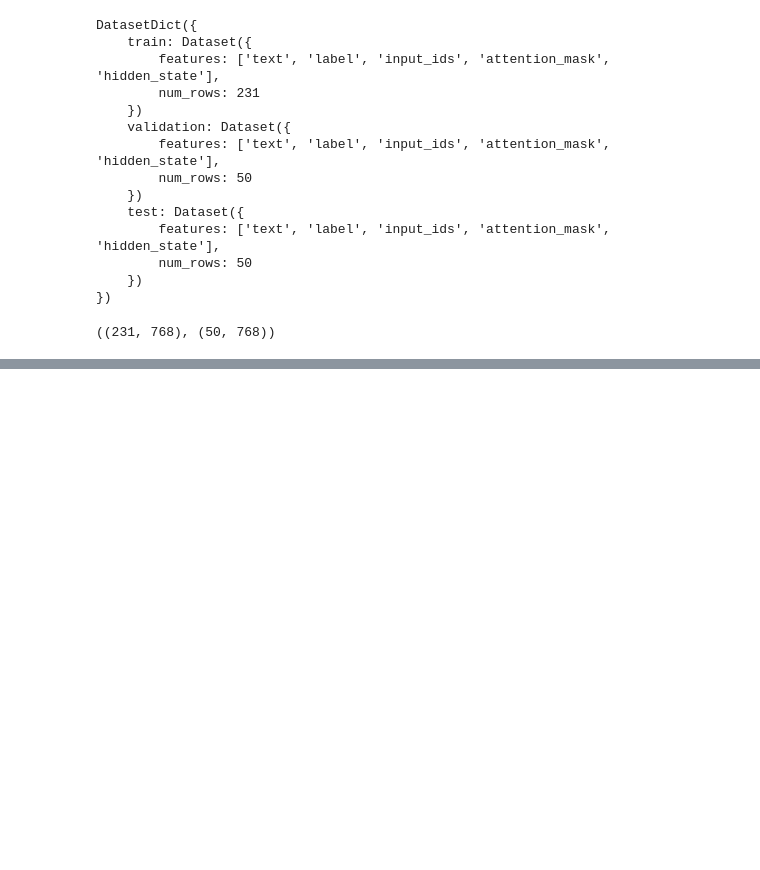
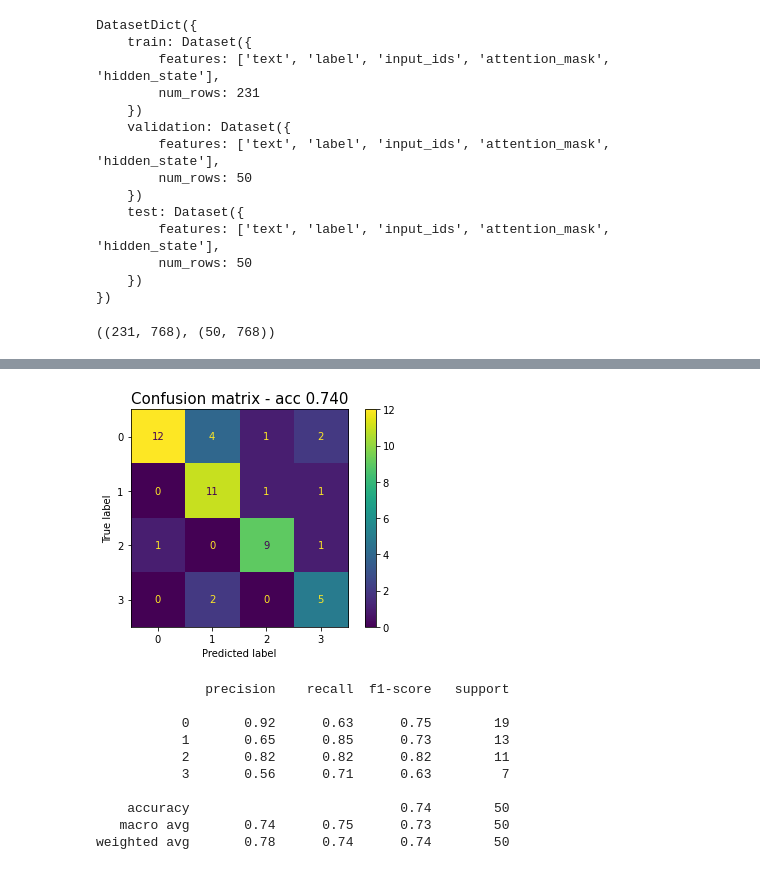
Before and after one commit to hmatzner/text-classification, a Jupyter notebook: url_classification.ipynb, the cells around one changed output, grey strips where cells are left out. Drawn from its saved outputs; the diff is of its cells as text; code cells hidden in the pictures; blank space fills up the shorter version.

```diff
--- a/url_classification.ipynb
+++ b/url_classification.ipynb
@@ -1104,2 +1121,24 @@ lr_clf.score(X_valid_, y_valid_)
+# %%
+svc_clf = fit_model(SVC(C=1,
+                    class_weight='balanced'
+                    ),
+                X_train_,
+                y_train_)
+
+y_val_pred = predict(svc_clf, X_valid_)
+
+print_confusion_matrix(y_val, y_val_pred, with_report=True)
+# %% [output]
+[figure, added]
+              precision    recall  f1-score   support
+
+           0       0.92      0.63      0.75        19
+           1       0.65      0.85      0.73        13
+           2       0.82      0.82      0.82        11
+           3       0.56      0.71      0.63         7
+
+    accuracy                           0.74        50
+   macro avg       0.74      0.75      0.73        50
+weighted avg       0.78      0.74      0.74        50
 # %%
 lr_clf = fit_model(LogisticRegression(max_iter=3000,
```
Also changed, not shown: parts of 35 cells of this notebook.
